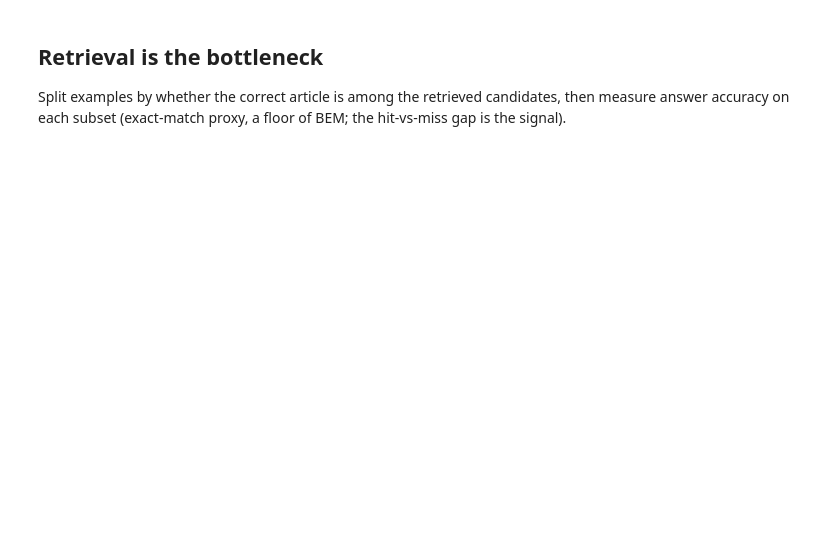
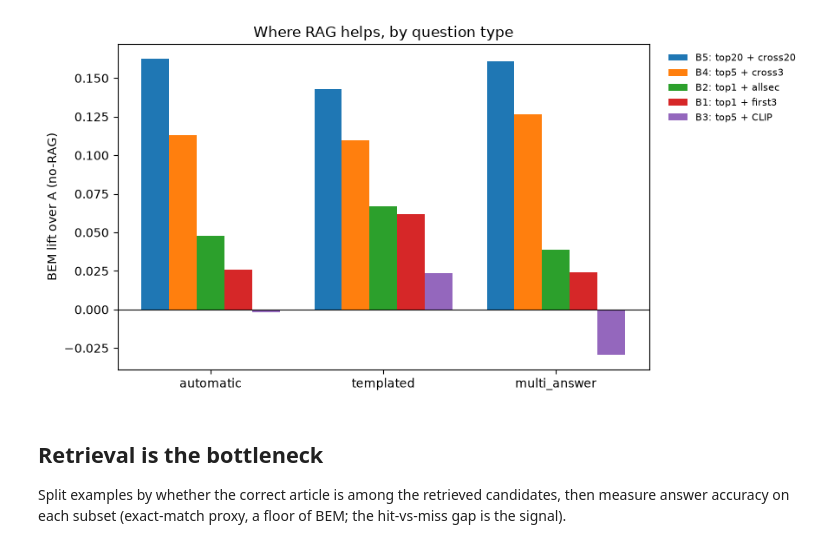
Before and after one commit to isabella-capp/Multimodal-Agentic-RAG-System, a Jupyter notebook: notebooks/strategies/baseline_B.ipynb, the cells around one changed output. Saved outputs shown, nothing was run; the diff lists cells and outputs as text; code cells hidden in the pictures; blank space fills up the shorter version.

```diff
--- a/notebooks/strategies/baseline_B.ipynb
+++ b/notebooks/strategies/baseline_B.ipynb
@@ -74,3 +92,21 @@ plt.xticks(list(x), types); plt.ylabel('accuracy'); plt.legend(); plt.title('Per
+# %%
+# Lift over the no-RAG floor (A), per question type — where does RAG actually help?
+# Legend placed OUTSIDE the axes so it never covers the bars (many variants).
+types = ['automatic', 'templated', 'multi_answer']
+base = next((byt for l, _, _, byt in rows if l.startswith('A')), {})
+variants = sorted([r for r in rows if not r[0].startswith('A')], key=lambda r: r[2], reverse=True)
+x = range(len(types)); n = max(len(variants), 1); w = 0.8 / n
+fig, ax = plt.subplots(figsize=(9, 4.5))
+for i, (label, _, _, byt) in enumerate(variants):
+    off = (i - (n - 1) / 2) * w
+    ax.bar([j + off for j in x], [byt.get(t, 0) - base.get(t, 0) for t in types], w, label=label)
+ax.axhline(0, color='k', lw=0.8)
+ax.set_xticks(list(x)); ax.set_xticklabels(types)
+ax.set_ylabel('BEM lift over A (no-RAG)'); ax.set_title('Where RAG helps, by question type')
+ax.legend(loc='upper left', bbox_to_anchor=(1.02, 1), fontsize=8, frameon=False)
+fig.tight_layout(); plt.show()
+# %% [output]
+[figure, added]
 # %% [markdown]
 ## Retrieval is the bottleneck
 Split examples by whether the correct article is among the retrieved candidates, then measure answer accuracy on each subset (exact-match proxy, a floor of BEM; the hit-vs-miss gap is the signal).
```
Also changed, not shown: parts of 13 cells of this notebook, 4 other files.
